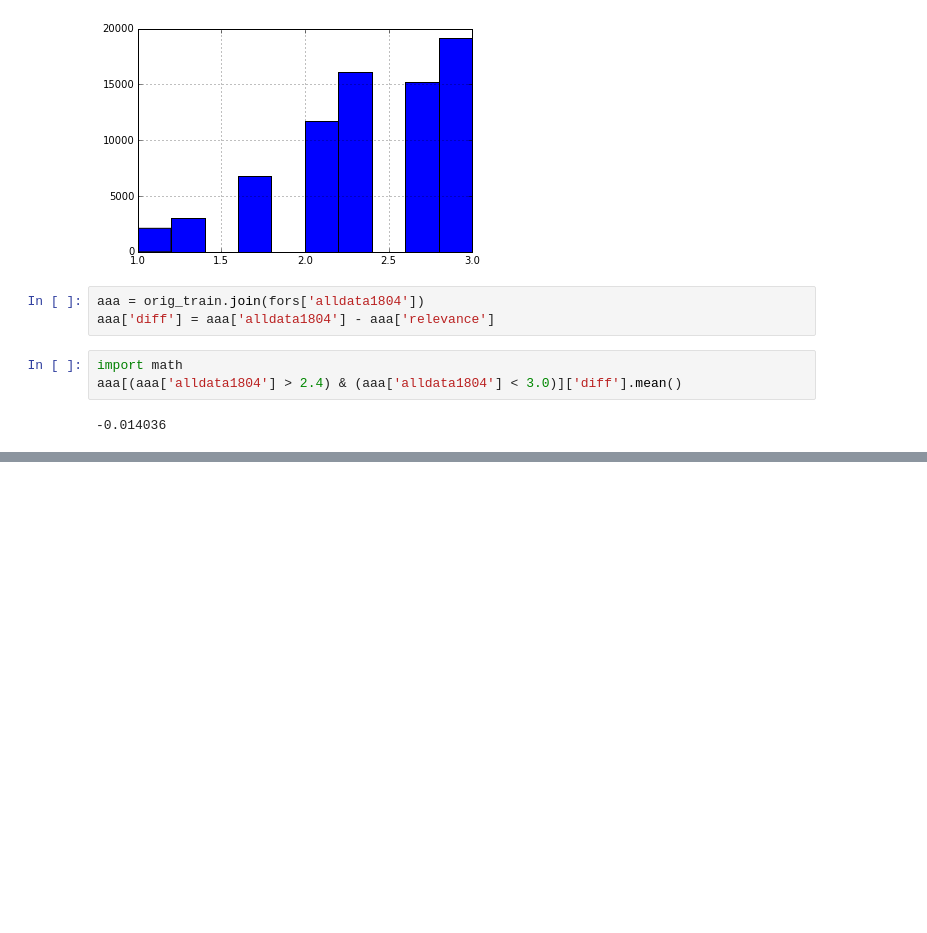
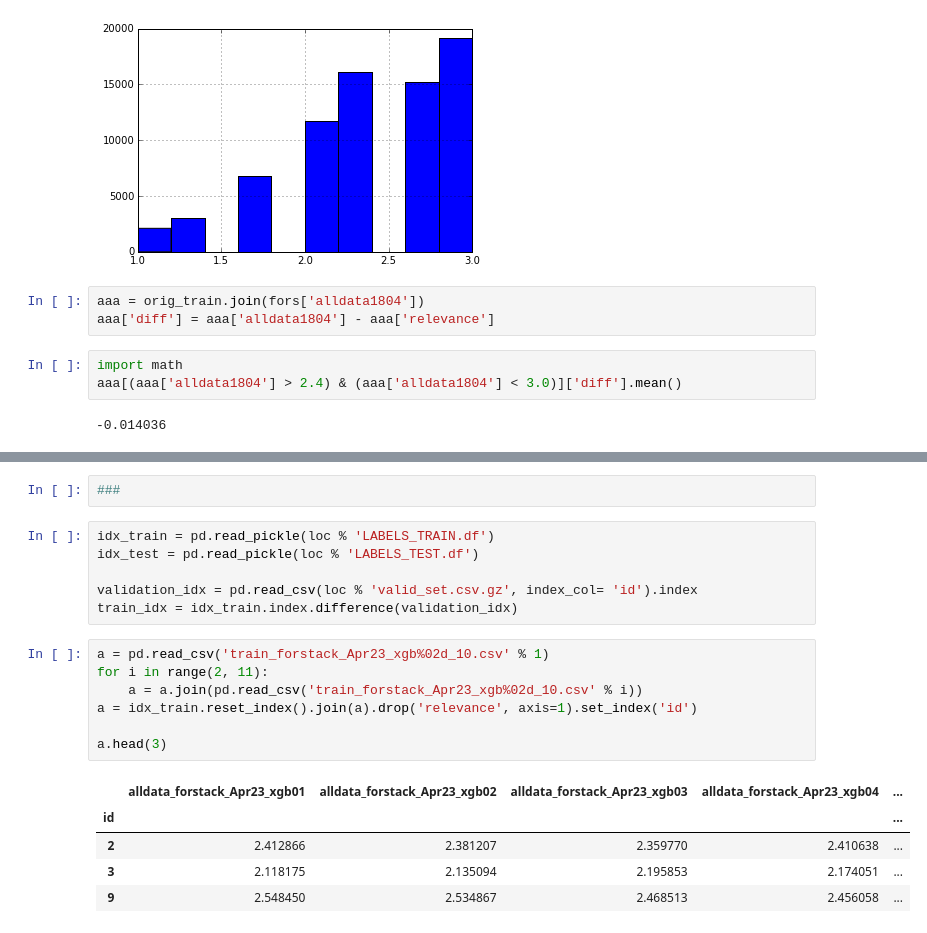
Before and after one commit to Bekbolatov/kaggle, a Jupyter notebook: events/hd/notebooks/features5_alexander.ipynb, the cells around one changed output, grey strips where cells are left out. Cells and saved outputs as stored; diff of their text form; blank space fills up the shorter version.

```diff
--- a/events/hd/notebooks/features5_alexander.ipynb
+++ b/events/hd/notebooks/features5_alexander.ipynb
@@ -771,0 +783,21 @@ aaa[(aaa['alldata1804'] > 2.4) & (aaa['alldata1804'] < 3.0)]['diff'].mean()
+# %%
+###
+# %%
+idx_train = pd.read_pickle(loc % 'LABELS_TRAIN.df')
+idx_test = pd.read_pickle(loc % 'LABELS_TEST.df')
+
+validation_idx = pd.read_csv(loc % 'valid_set.csv.gz', index_col= 'id').index
+train_idx = idx_train.index.difference(validation_idx)
+# %%
+a = pd.read_csv('train_forstack_Apr23_xgb%02d_10.csv' % 1)
+for i in range(2, 11):
+    a = a.join(pd.read_csv('train_forstack_Apr23_xgb%02d_10.csv' % i))
+a = idx_train.reset_index().join(a).drop('relevance', axis=1).set_index('id')
+
+a.head(3)
+# %% [output]
+|  | alldata_forstack_Apr23_xgb01 | alldata_forstack_Apr23_xgb02 | alldata_forstack_Apr23_xgb03 | alldata_forstack_Apr23_xgb04 | ... |
+| id |  |  |  |  | ... |
+| 2 | 2.412866 | 2.381207 | 2.359770 | 2.410638 | ... |
+| 3 | 2.118175 | 2.135094 | 2.195853 | 2.174051 | ... |
+| 9 | 2.548450 | 2.534867 | 2.468513 | 2.456058 | ... |
```
Also changed, not shown: parts of 15 cells of this notebook, 4 other files.
